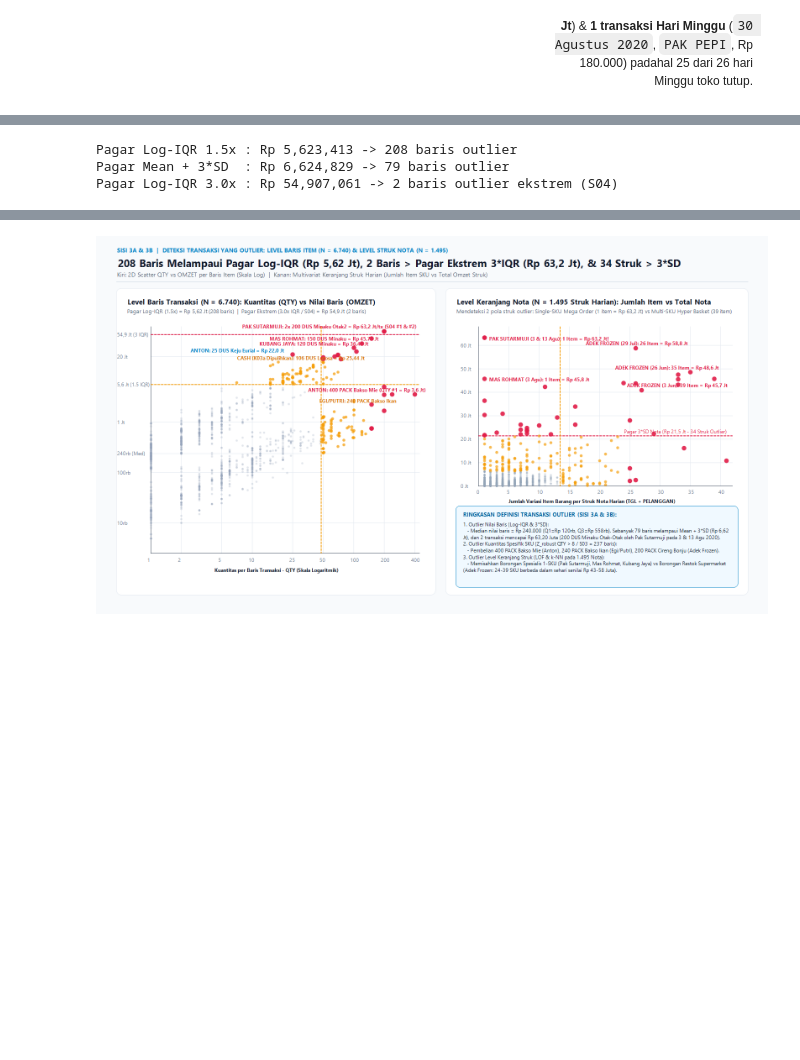
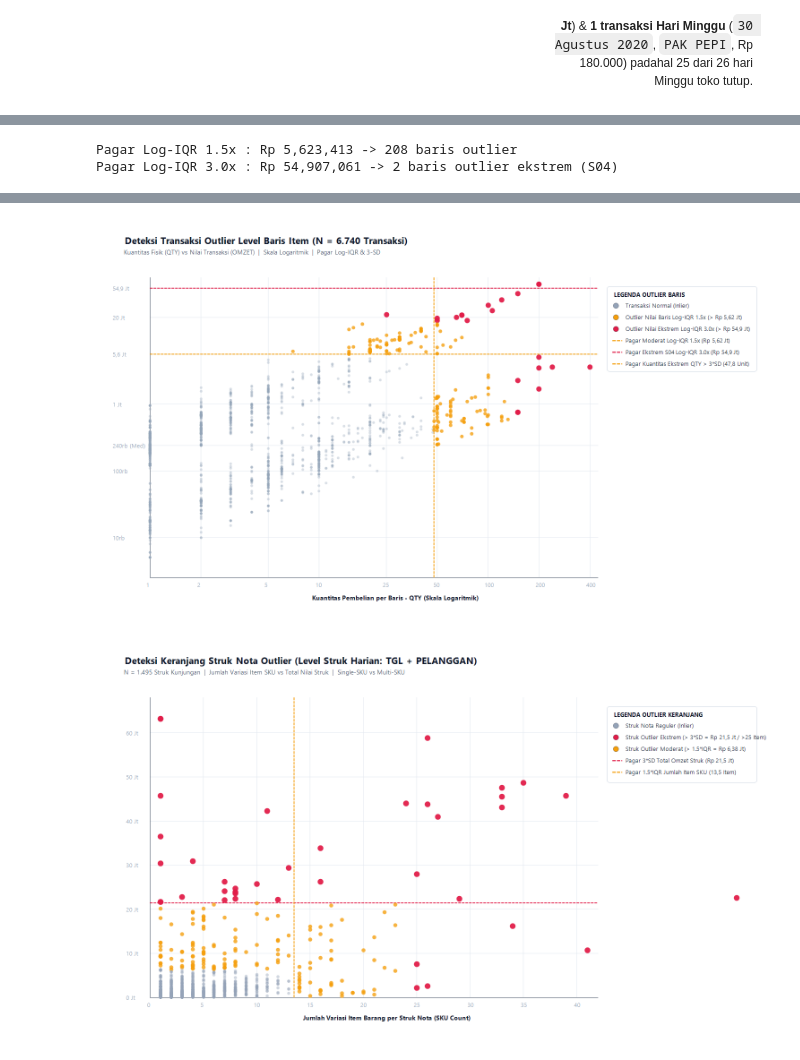
Before and after one commit to Terano24/ADD-adudu, a Jupyter notebook: notebook/06_tugas_outlier_detection_frozen_food.ipynb, the cells around one changed output, grey strips where cells are left out. Cells and saved outputs as stored; diff of their text form; code cells hidden in the pictures; blank space fills up the shorter version.

Commit message:
clean mad

```diff
--- a/notebook/06_tugas_outlier_detection_frozen_food.ipynb
+++ b/notebook/06_tugas_outlier_detection_frozen_food.ipynb
@@ -288,39 +239,33 @@ Dalam diskusi kelompok, kami menyepakati bahwa istilah **"Transaksi yang Outlier
 # %%
-# SISI 3A & 3B: Deteksi Transaksi Outlier pada Level Baris Item (N = 6.740) & Level Keranjang Nota (N = 1.495)
+# SISI 3A & 3B: Deteksi Transaksi Outlier Baris Item & Struk Nota
 log_omz = np.log10(df_clean['OMZET'])
 q1_lg, q3_lg = log_omz.quantile([0.25, 0.75])
 iqr_lg = q3_lg - q1_lg
 fence_log_15 = 10 ** (q3_lg + 1.5 * iqr_lg)
 fence_log_30 = 10 ** (q3_lg + 3.0 * iqr_lg)
-fence_3sd_omz = df_clean['OMZET'].mean() + 3.0 * df_clean['OMZET'].std()
 
-print(f'Pagar Log-IQR 1.5x : Rp {fence_log_15:,.0f} -> {(df_clean["OMZET"] > fence_log_15).sum()} baris outlier')
-print(f'Pagar Mean + 3*SD  : Rp {fence_3sd_omz:,.0f} -> {(df_clean["OMZET"] > fence_3sd_omz).sum()} baris outlier')
-print(f'Pagar Log-IQR 3.0x : Rp {fence_log_30:,.0f} -> {(df_clean["OMZET"] > fence_log_30).sum()} baris outlier ekstrem (S04)')
-
-# Agregasi Level Keranjang Struk Harian (TGL + PELANGGAN)
-baskets = df_clean.groupby(['TGL', 'PELANGGAN']).agg(
-    N_Items=('KODE', 'count'),
-    Total_QTY=('QTY', 'sum'),
-    Total_Omzet=('OMZET', 'sum')
-).reset_index()
+print(f'Pagar Log-IQR 1.5x : Rp {fence_log_15:,.0f} -> {(df_clean["OMZET"] > fence_log_15).sum()} baris')
+print(f'Pagar Log-IQR 3.0x : Rp {fence_log_30:,.0f} -> {(df_clean["OMZET"] > fence_log_30).sum()} baris ekstrem (S04)')
 
 display(df_clean.sort_values('OMZET', ascending=False)[['TGL', 'PELANGGAN', 'KODE', 'NAMA_BARANG', 'SATUAN', 'QTY', 'HARGA', 'OMZET']].head(10))
-display(Image(filename='slide_assets/outlier_ppt/fig5_transaksi_outlier_multidimensi.png'))
+
+# Menampilkan 2 Grafik Raw: Scatter QTY vs OMZET & Keranjang Struk (dengan Legenda Mandiri)
+display(Image(filename='slide_assets/outlier_ppt/raw/raw_07_transaksi_scatter_qty_omzet.png'))
+display(Image(filename='slide_assets/outlier_ppt/raw/raw_08_transaksi_keranjang_struk.png'))
 # %% [output]
 Pagar Log-IQR 1.5x : Rp 5,623,413 -> 208 baris outlier
-Pagar Mean + 3*SD  : Rp 6,624,829 -> 79 baris outlier
 Pagar Log-IQR 3.0x : Rp 54,907,061 -> 2 baris outlier ekstrem (S04)
 | Peringkat | Tanggal | Pelanggan | Kode SKU | Nama Barang | Satuan | QTY | Harga Satuan | Nilai Transaksi (OMZET) | ... |
 | 1 | 2020-08-03 | PAK SUTARMUJI | MIN-001 | MINAKU OTAK - OTAK 500 GR X 20 PACK | DUS | 200 | 316,000 | Rp 63,200,000 | ... |
 | 2 | 2020-08-13 | PAK SUTARMUJI | MIN-001 | MINAKU OTAK - OTAK 500 GR X 20 PACK | DUS | 200 | 316,000 | Rp 63,200,000 | ... |
 | 3 | 2020-08-03 | MAS ROHMAT | MIN-001 | MINAKU OTAK - OTAK 500 GR X 20 PACK | DUS | 150 | 305,000 | Rp 45,750,000 | ... |
 | 4 | 2020-05-18 | KUBANG JAYA FOOD | MIN-001 | MINAKU OTAK - OTAK 500 GR X 20 PACK | DUS | 120 | 304,000 | Rp 36,480,000 | ... |
 | 5 | 2020-05-02 | KUBANG JAYA FOOD | MIN-001 | MINAKU OTAK - OTAK 500 GR X 20 PACK | DUS | 100 | 304,000 | Rp 30,400,000 | ... |
 | 6 | 2020-07-04 | CASH | LUTOSA-002 | KENTANG LUTOSA CRINKLE CUT 2,5 KG | DUS | 106 | 240,000* | Rp 25,440,000 | ... |
 | 7 | 2020-07-23 | HITE | MIN-003 | MINAKU KAKI NAGA 500 GR X 20 PACK | DUS | 80 | 290,000 | Rp 23,200,000 | ... |
 | 8 | 2020-07-29 | ADEK FROZEN | MIN-001 | MINAKU OTAK - OTAK 500 GR X 20 PACK | DUS | 70 | 320,000 | Rp 22,400,000 | ... |
 | 9 | 2020-09-29 | ANTON | EURIAL-001 | EURIAL MOZZARELLA CHEESE 4 X 2.5 KG | DUS | 25 | 880,000 | Rp 22,000,000 | ... |
 | 10 | 2020-07-11 | ANTON | BAK-002 | BAKSO MIE | PACK | 400 | 9,000 | Rp 3,600,000 | ... |
-[figure, old version]
+[figure, new version]
+[figure, added]
 # %%
```
Also changed, not shown: parts of 12 cells of this notebook, 23 other files.
